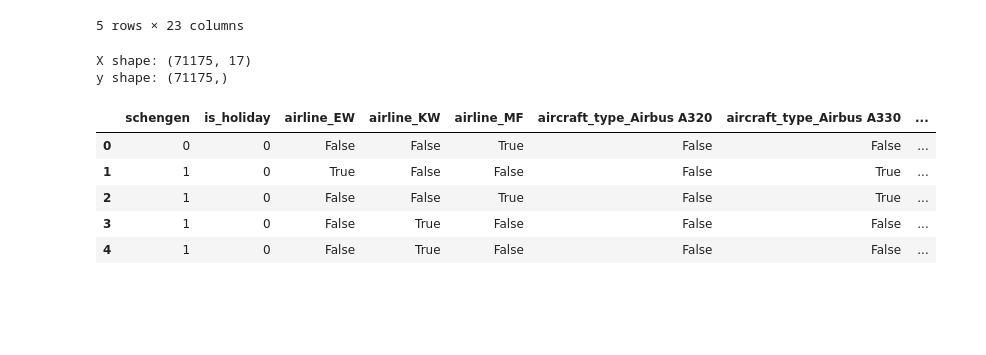
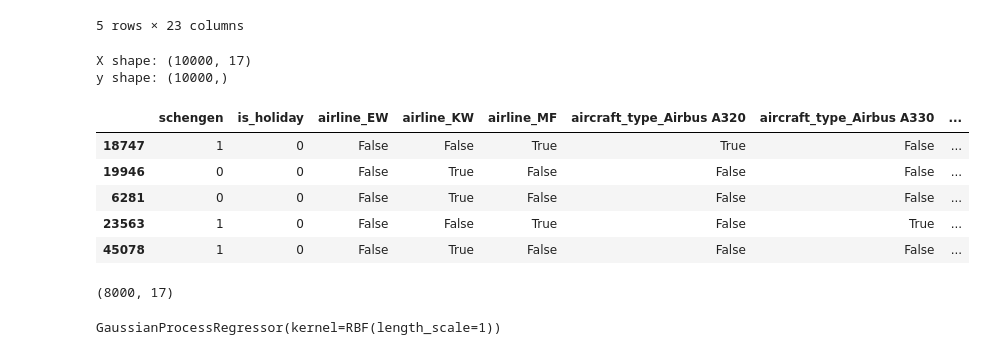
Before and after one commit to IgorNascAlves/data_flight_delays, a Jupyter notebook: notebooks/ModeloDeML_Gerador.ipynb, the cells around one changed output. Drawn from its saved outputs; the diff is of its cells as text; code cells hidden in the pictures; blank space fills up the shorter version.

```diff
--- a/notebooks/ModeloDeML_Gerador.ipynb
+++ b/notebooks/ModeloDeML_Gerador.ipynb
@@ -46,29 +46,35 @@ df_encoded.head()
 # %%
 # Drop unnecessary columns
 df_cleaned = df_encoded.drop(['flight_id', 'arrival_time', 'departure_time', 'day', 'year'], axis=1)
 
+subset = df_cleaned.sample(n=10000)
+
 # Separate X and y
-X = df_cleaned.drop('delay', axis=1)
-y = df_cleaned['delay']
+X = subset.drop('delay', axis=1)
+y = subset['delay']
 
 # Print the shape of X and y
 print("X shape:", X.shape)
 print("y shape:", y.shape)
 
 # Print the updated DataFrame
 X.head()
 # %% [output]
-X shape: (71175, 17)
-y shape: (71175,)
+X shape: (10000, 17)
+y shape: (10000,)
 |  | schengen | is_holiday | airline_EW | airline_KW | airline_MF | aircraft_type_Airbus A320 | aircraft_type_Airbus A330 | ... |
-| 0 | 0 | 0 | False | False | True | False | False | ... |
-| 1 | 1 | 0 | True | False | False | False | True | ... |
-| 2 | 1 | 0 | False | False | True | False | True | ... |
-| 3 | 1 | 0 | False | True | False | False | False | ... |
-| 4 | 1 | 0 | False | True | False | False | False | ... |
+| 18747 | 1 | 0 | False | False | True | True | False | ... |
+| 19946 | 0 | 0 | False | True | False | False | False | ... |
+| 6281 | 0 | 0 | False | True | False | False | False | ... |
+| 23563 | 1 | 0 | False | False | True | False | True | ... |
+| 45078 | 1 | 0 | False | True | False | False | False | ... |
 # %%
 # Split the data into training and testing sets
 X_train, X_test, y_train, y_test = train_test_split(X, y, test_size=0.2, random_state=42)
+# %%
+X_train.shape
+# %% [output]
+(8000, 17)
 # %%
 # Define the Gaussian Process regression model
 kernel = RBF()
@@ -76,6 +82,8 @@ gpr = GaussianProcessRegressor(kernel=kernel)
 # %%
 # Train the model
 gpr.fit(X_train, y_train)
+# %% [output]
+GaussianProcessRegressor(kernel=RBF(length_scale=1))
 # %%
 # Make predictions on the testing set
 y_pred = gpr.predict(X_test)
```
Also changed, not shown: parts of 2 cells of this notebook.
